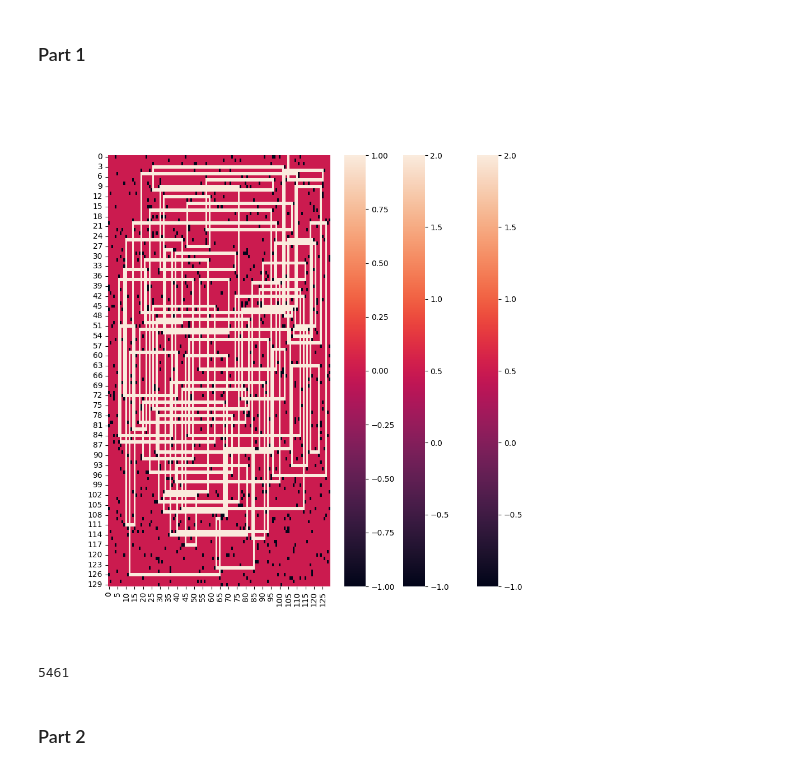
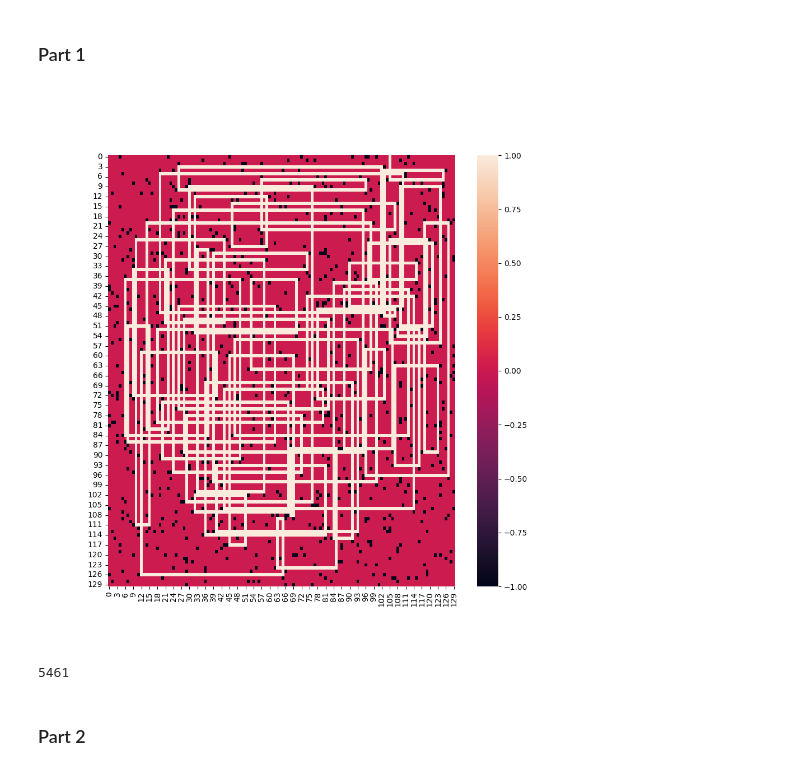
Before and after one commit to Erikkui/advent-of-code, a Jupyter notebook: 2024/day-06/day-06.ipynb, the cells around one changed output. Cells and saved outputs as stored; diff of their text form; code cells hidden in the pictures.

```diff
--- a/2024/day-06/day-06.ipynb
+++ b/2024/day-06/day-06.ipynb
@@ -38,7 +38,6 @@ for ii, line in enumerate( lines ):
 import seaborn as sns
 import matplotlib.pyplot as plt
 from time import sleep
-%matplotlib widget
 
 obstacles = np.where( map_array == -1 )
 obstacles_y = obstacles[0]
@@ -85,35 +84,37 @@ while True:
     elif map_array[ guard_pos[0], guard_pos[1] ] == 4:
 
         col_obstacles = obstacles_y[ obstacles_x == guard_pos[1] ]
         col_obstacles = col_obstacles[ col_obstacles > guard_pos[0] ]
         if col_obstacles.size == 0:
             map_array[ guard_pos[0]:, guard_pos[1] ] = 1
             break
 
         first_obstacle_y = col_obstacles[0]
         map_array[ guard_pos[0]:first_obstacle_y, guard_pos[1] ] = 1
         map_array[ first_obstacle_y-1, guard_pos[1] ] = 5
 
     # Guard faces left
     elif map_array[ guard_pos[0], guard_pos[1] ] == 5:
 
         row_obstacles = obstacles_x[ obstacles_y == guard_pos[0] ]
         row_obstacles = row_obstacles[ row_obstacles < guard_pos[1] ]
         if row_obstacles.size == 0:
             map_array[ guard_pos[0], :guard_pos[1]+1 ] = 1
             break
 
         first_obstacle_x = row_obstacles[-1]
         map_array[ guard_pos[0], first_obstacle_x+1:guard_pos[1]+1 ] = 1
         map_array[ guard_pos[0], first_obstacle_x+1 ] = 2
 
-sns.heatmap( map_array )
+
+plt.figure(figsize=(10, 10))
+sns.heatmap(map_array)
 plt.show()
 
 ans = len( np.where( map_array == 1 )[0] )
 ans     # 5460 too low; 5461 correct
 # %% [output]
-[figure, old version]
+[figure, new version]
 5461
 # %% [markdown]
 ### Part 2
```
Also changed, not shown: parts of 1 cell of this notebook.
